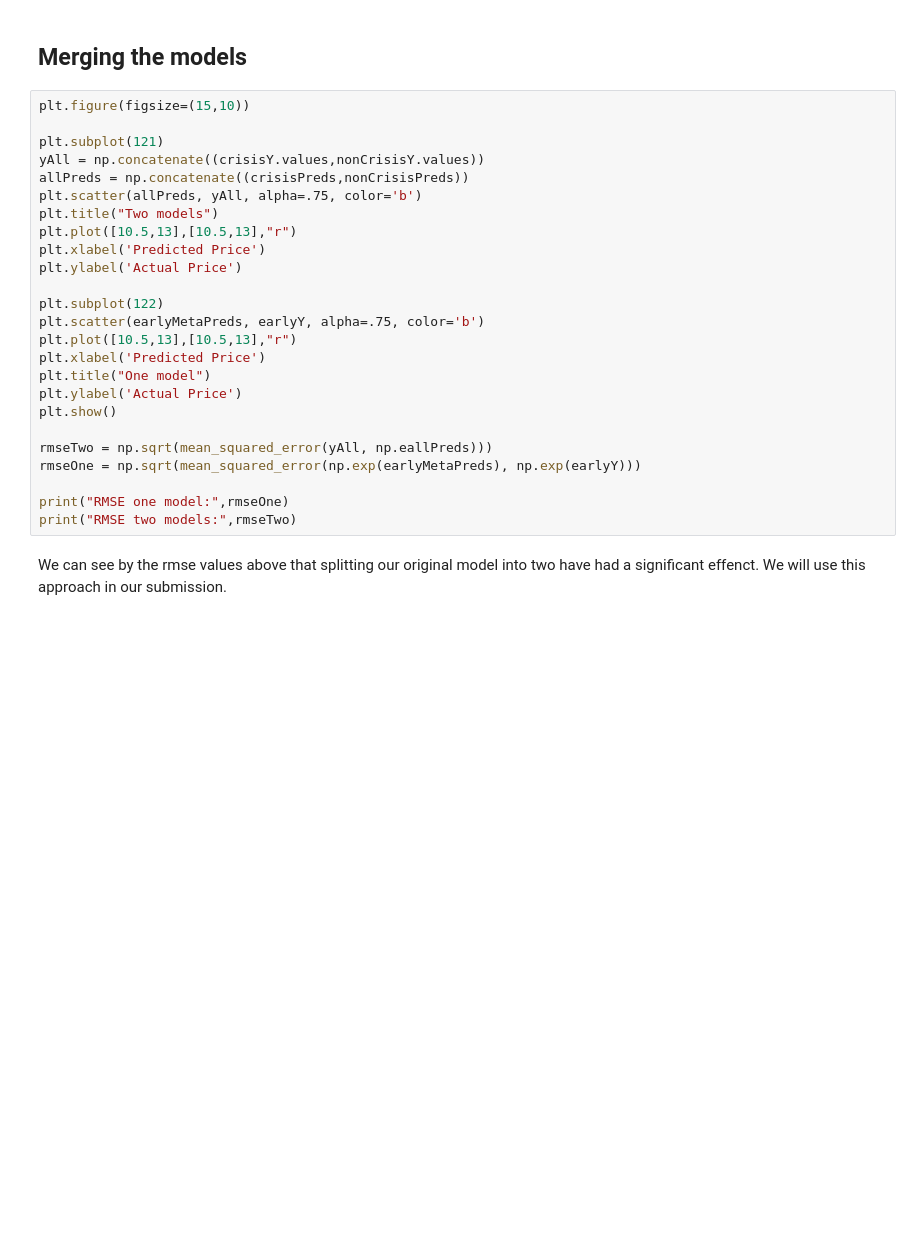
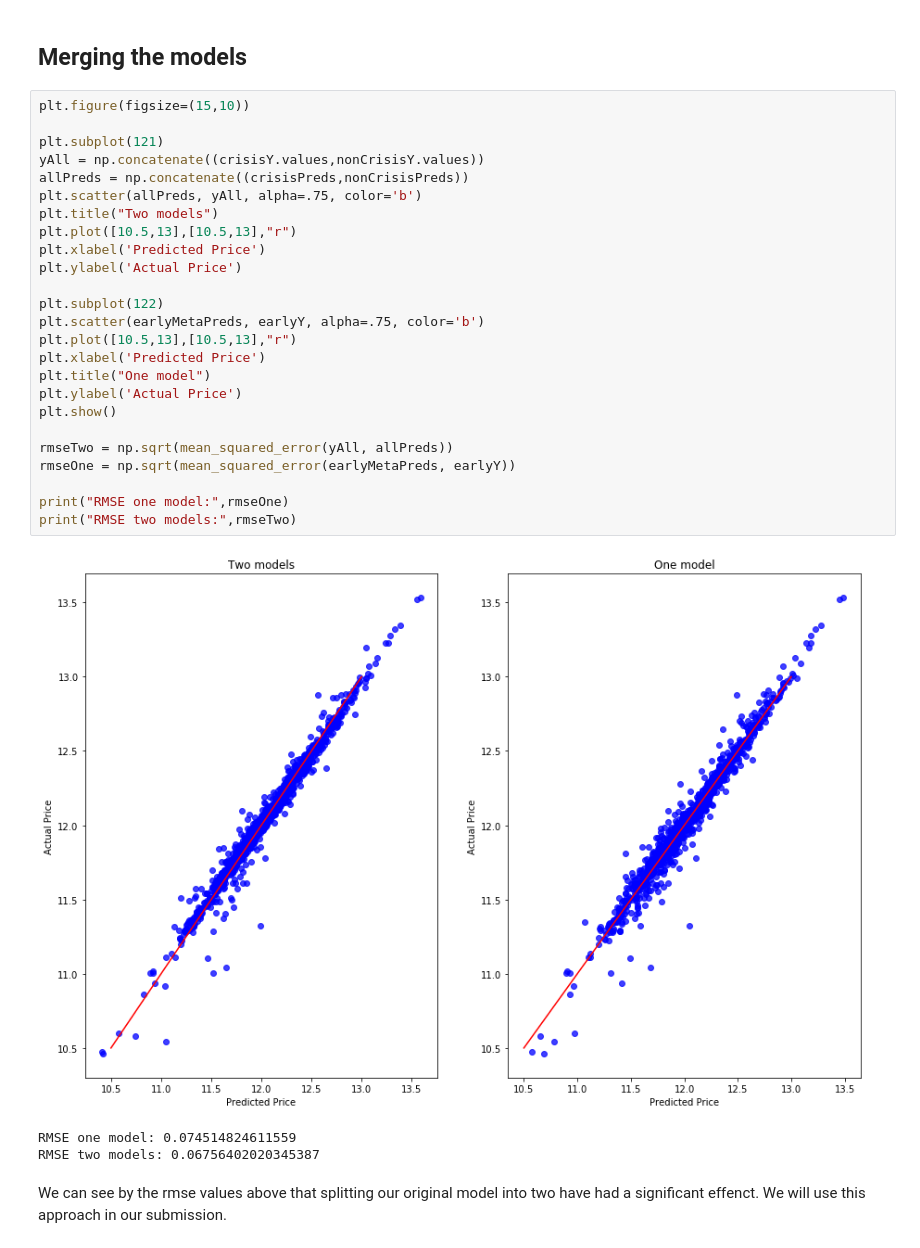
Before and after one commit to mabjork/Algorithmic-Machine-Learning, a Jupyter notebook: Notebooks/challenges/Final-HouseSales-2.ipynb, the cells around one changed output. Saved outputs shown, nothing was run; the diff lists cells and outputs as text; blank space fills up the shorter version.

```diff
--- a/Notebooks/challenges/Final-HouseSales-2.ipynb
+++ b/Notebooks/challenges/Final-HouseSales-2.ipynb
@@ -1446,28 +1574,32 @@ submission2.head(20)
 # %%
 plt.figure(figsize=(15,10))
 
 plt.subplot(121)
 yAll = np.concatenate((crisisY.values,nonCrisisY.values))
 allPreds = np.concatenate((crisisPreds,nonCrisisPreds))
 plt.scatter(allPreds, yAll, alpha=.75, color='b')
 plt.title("Two models")
 plt.plot([10.5,13],[10.5,13],"r")
 plt.xlabel('Predicted Price')
 plt.ylabel('Actual Price')
 
 plt.subplot(122)
 plt.scatter(earlyMetaPreds, earlyY, alpha=.75, color='b')
 plt.plot([10.5,13],[10.5,13],"r")
 plt.xlabel('Predicted Price')
 plt.title("One model")
 plt.ylabel('Actual Price')
 plt.show()
 
-rmseTwo = np.sqrt(mean_squared_error(yAll, np.eallPreds)))
-rmseOne = np.sqrt(mean_squared_error(np.exp(earlyMetaPreds), np.exp(earlyY)))
+rmseTwo = np.sqrt(mean_squared_error(yAll, allPreds))
+rmseOne = np.sqrt(mean_squared_error(earlyMetaPreds, earlyY))
 
 print("RMSE one model:",rmseOne)
 print("RMSE two models:",rmseTwo)
+# %% [output]
+[figure, added]
+RMSE one model: 0.074514824611559
+RMSE two models: 0.06756402020345387
 # %% [markdown]
 We can see by the rmse values above that splitting our original model into two have had a significant effenct. We will use this approach in our submission.
 # %% [markdown]
```
Also changed, not shown: parts of 68 cells of this notebook.
